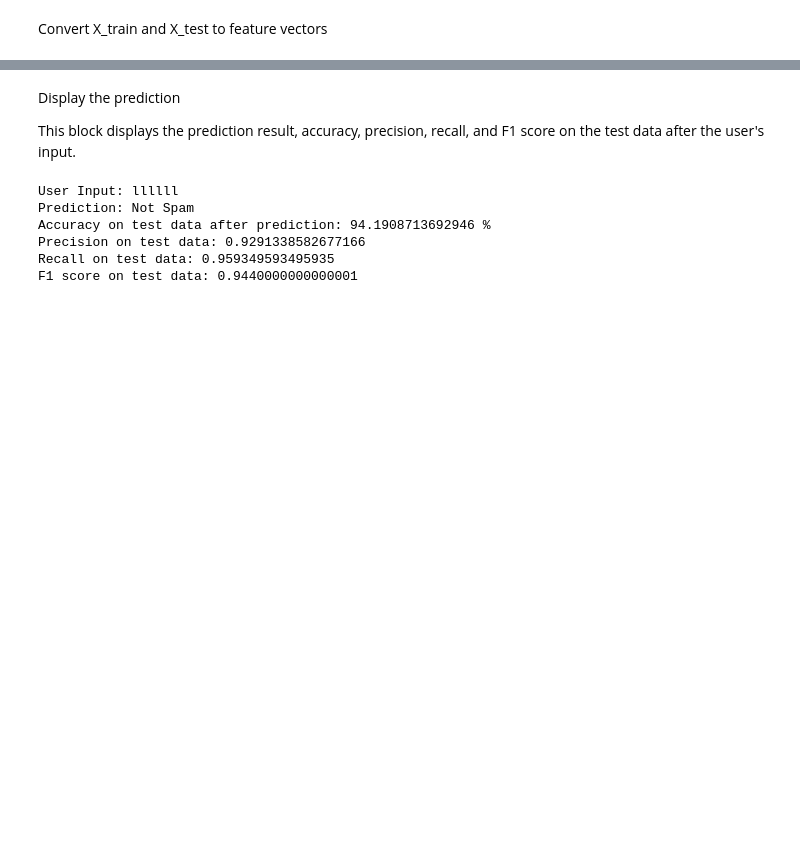
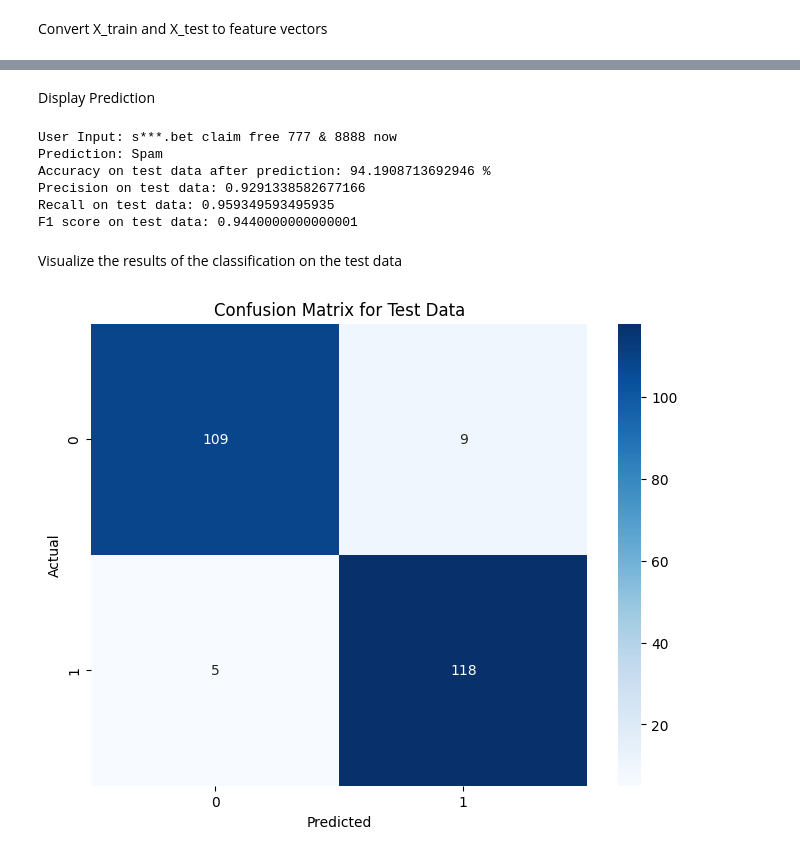
Before and after one commit to fusougod/spamdetectionprototype, a Jupyter notebook: SpamDetectionPrototypev2/SVM-Notebook.ipynb, the cells around one changed output, grey strips where cells are left out. Saved outputs shown, nothing was run; the diff lists cells and outputs as text; code cells hidden in the pictures; blank space fills up the shorter version.

```diff
--- a/SpamDetectionPrototypev2/SVM-Notebook.ipynb
+++ b/SpamDetectionPrototypev2/SVM-Notebook.ipynb
@@ -125,10 +112,9 @@ Make prediction
 # %%
 my_prediction = model.predict(input_data_features)
-# %% [markdown]
-Display the prediction
-
-This block displays the prediction result, accuracy, precision, recall, and F1 score on the test data after the user's input.
+# %% [markdown]
+Display Prediction
 # %%
+my_prediction = model.predict(input_data_features)
 print("User Input:", sms_input)
 print("Prediction:", "Spam" if my_prediction[0] == 0 else "Not Spam")
 print("Accuracy on test data after prediction:", accuracy_on_test_data * 100, '%')
@@ -136,9 +122,19 @@ print("Precision on test data:", precision_on_test_data)
 print("Recall on test data:", recall_on_test_data)
 print("F1 score on test data:", f1_on_test_data)
 # %% [output]
-User Input: llllll
-Prediction: Not Spam
+User Input: s***.bet claim free 777 & 8888 now
+Prediction: Spam
 Accuracy on test data after prediction: 94.1908713692946 %
 Precision on test data: 0.9291338582677166
 Recall on test data: 0.959349593495935
 F1 score on test data: 0.9440000000000001
+# %% [markdown]
+Visualize the results of the classification on the test data
+# %%
+confusion_matrix = pd.crosstab(Y_test, prediction_on_test_data, rownames=['Actual'], colnames=['Predicted'])
+plt.figure(figsize=(8, 6))
+sns.heatmap(confusion_matrix, annot=True, fmt='d', cmap='Blues')
+plt.title('Confusion Matrix for Test Data')
+plt.show()
+# %% [output]
+[figure, added]
```
Also changed, not shown: parts of 42 cells of this notebook, 2 other files.
